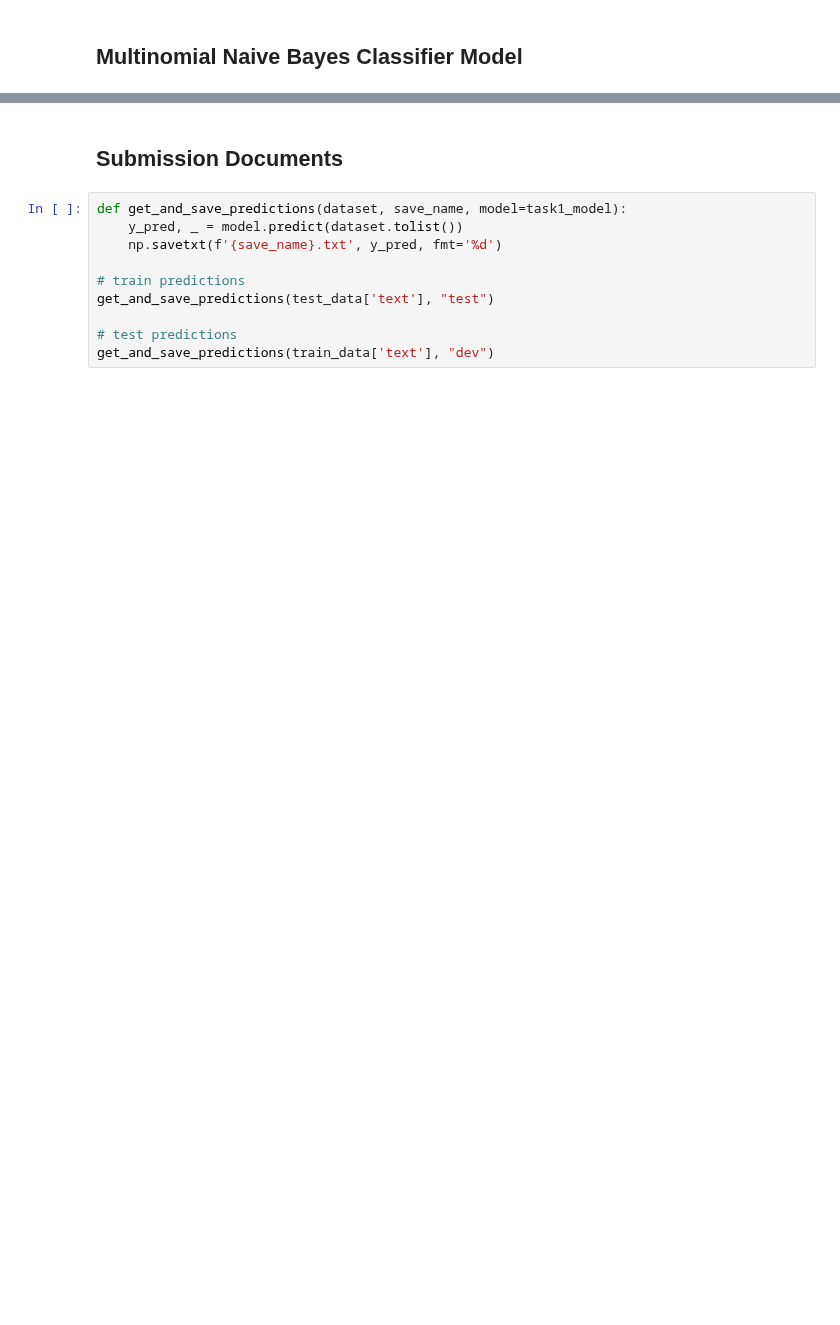
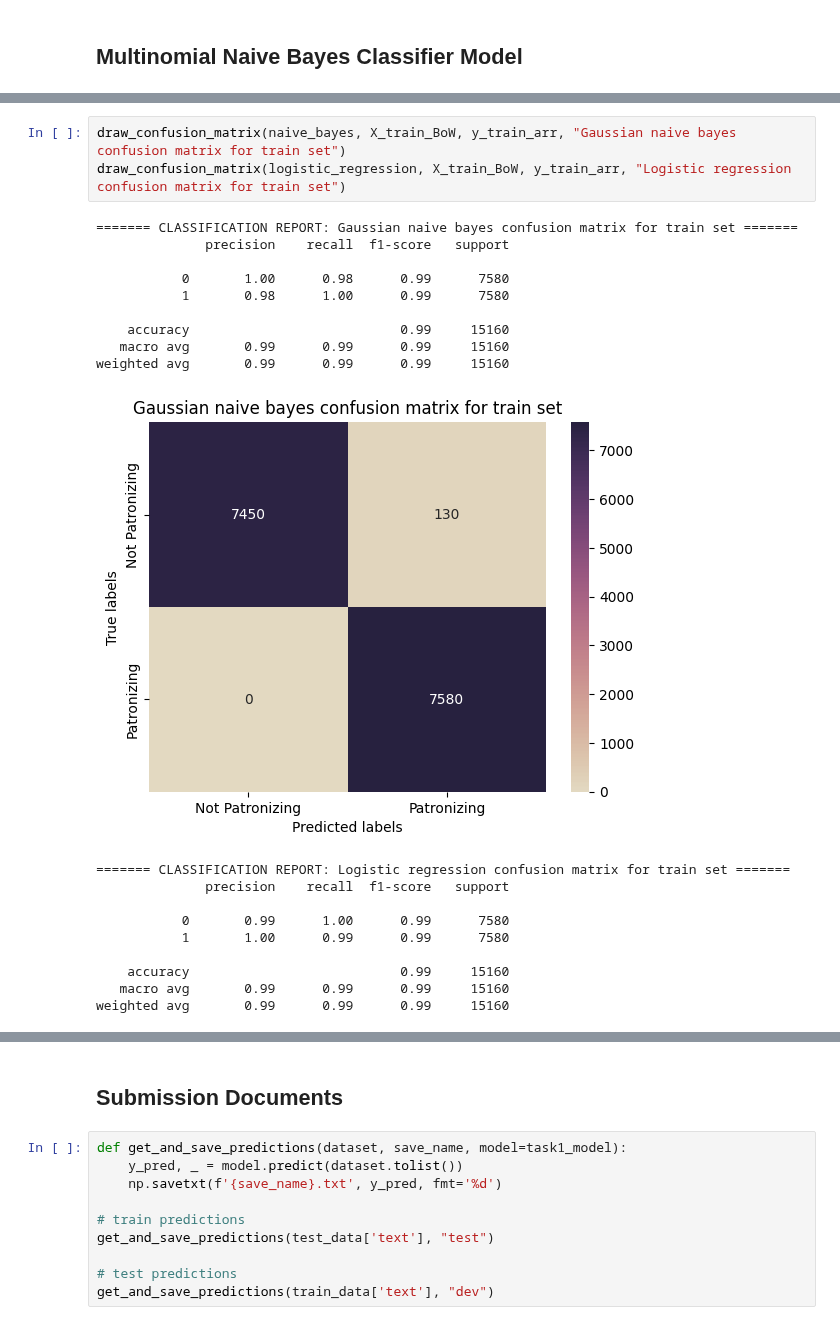
Before and after one commit to avzh1/nlp_bert_classifier, a Jupyter notebook: src/simple-baselines.ipynb, the cells around one changed output, grey strips where cells are left out. Saved outputs shown, nothing was run; the diff lists cells and outputs as text; blank space fills up the shorter version.

```diff
--- a/src/simple-baselines.ipynb
+++ b/src/simple-baselines.ipynb
@@ -212,0 +222,23 @@ weighted avg       0.99      0.99      0.99      8374
+# %%
+draw_confusion_matrix(naive_bayes, X_train_BoW, y_train_arr, "Gaussian naive bayes confusion matrix for train set")
+draw_confusion_matrix(logistic_regression, X_train_BoW, y_train_arr, "Logistic regression confusion matrix for train set")
+# %% [output]
+======= CLASSIFICATION REPORT: Gaussian naive bayes confusion matrix for train set =======
+              precision    recall  f1-score   support
+
+           0       1.00      0.98      0.99      7580
+           1       0.98      1.00      0.99      7580
+
+    accuracy                           0.99     15160
+   macro avg       0.99      0.99      0.99     15160
+weighted avg       0.99      0.99      0.99     15160
+[figure, added]
+======= CLASSIFICATION REPORT: Logistic regression confusion matrix for train set =======
+              precision    recall  f1-score   support
+
+           0       0.99      1.00      0.99      7580
+           1       1.00      0.99      0.99      7580
+
+    accuracy                           0.99     15160
+   macro avg       0.99      0.99      0.99     15160
+weighted avg       0.99      0.99      0.99     15160
```
Also changed, not shown: parts of 6 cells of this notebook.
